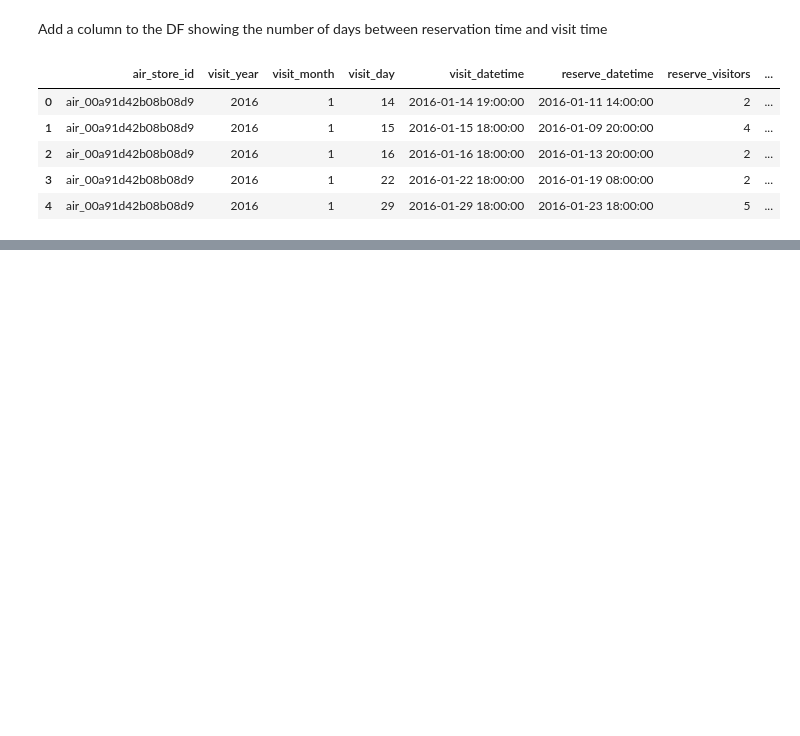
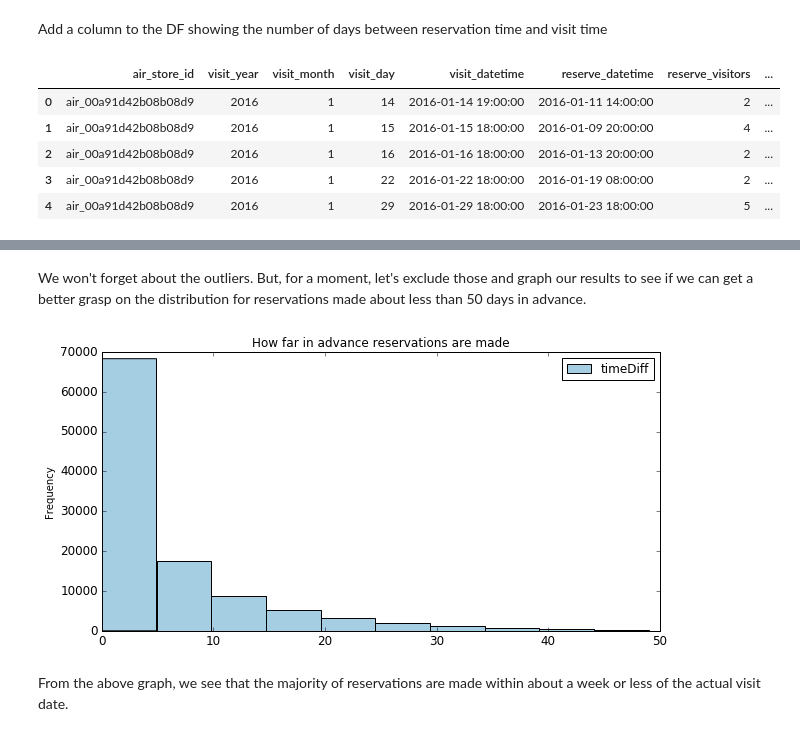
Before and after one commit to jieunyoo/kaggle-recruit-restaurant-predictions, a Jupyter notebook: 03-data-visualization.ipynb, the cells around one changed output, grey strips where cells are left out. Cells and saved outputs as stored; diff of their text form; code cells hidden in the pictures; blank space fills up the shorter version.

```diff
--- a/03-data-visualization.ipynb
+++ b/03-data-visualization.ipynb
@@ -191,0 +208,9 @@ trainDF.head()
+# %% [markdown]
+We won't forget about the outliers. But, for a moment, let's exclude those and graph our results to see if we can get a better grasp on the distribution for reservations made about less than 50 days in advance.
+# %%
+timeDiffCutDF = trainDF[trainDF.timeDiff < 50]
+time_plot = timeDiffCutDF["timeDiff"].plot(kind='hist', title='How far in advance reservations are made', figsize=(10,5),legend=True,fontsize=12)
+# %% [output]
+[figure, added]
+# %% [markdown]
+From the above graph, we see that the majority of reservations are made within about a week or less of the actual visit date.
```
Also changed, not shown: parts of 5 cells of this notebook.
